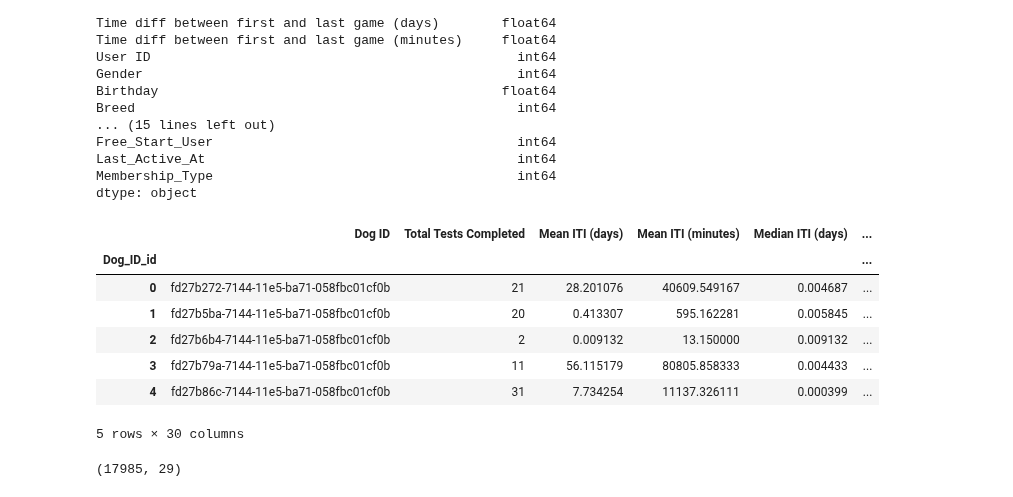
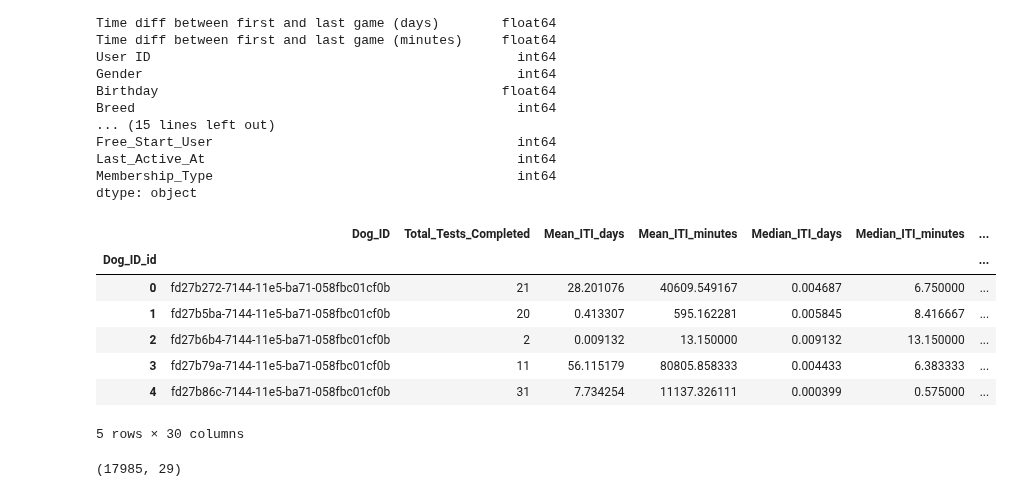
Before and after one commit to arfu2016/dog_id, a Jupyter notebook: 1p3ETL_warehouse.ipynb, the cells around one changed output. Cells and saved outputs as stored; diff of their text form; code cells hidden in the pictures.

```diff
--- a/1p3ETL_warehouse.ipynb
+++ b/1p3ETL_warehouse.ipynb
@@ -134,8 +134,8 @@ print len(the_user_id)
 #print db2.ix(0,:)
 s2 = db2.loc[the_user_index,'Max_Dogs']
 # print s2
-column_dfs = {'User ID':pd.DataFrame({'User ID':the_user_id.values(),\
-                                     'User ID_id':the_user_id.keys(),\
+column_dfs = {'User ID':pd.DataFrame({'User_ID':the_user_id.values(),\
+                                     'User_ID_id':the_user_id.keys(),\
                                      'Max_Dogs':s2})}
 # the_user_id[0]
 # len(the_user_id)
@@ -260,26 +260,26 @@ dtype: object
 # %%
 db3.head()
 db3.columns
 cols = db3.columns.tolist()
 # print len(cols)
-db3.columns = ['Dog ID','Total Tests Completed','Mean ITI (days)','Mean ITI (minutes)',\
-        'Median ITI (days)','Median ITI (minutes)',\
-        'Time diff between first and last game (days)',\
-        'Time diff between first and last game (minutes)','User ID_id','Gender_id','Birthday',\
+db3.columns = ['Dog_ID','Total_Tests_Completed','Mean_ITI_days','Mean_ITI_minutes',\
+        'Median_ITI_days','Median_ITI_minutes',\
+        'Time_diff_between_first_and_last_game_days',\
+        'Time_diff_between_first_and_last_game_minutes','User_ID_id','Gender_id','Birthday',\
         'Breed_id','Breed_Type_id','Breed_Group_id','Weight','Dog_Fixed_id',\
         'DNA_Tested_id','Dimension_id','Sign_in_Count','Max_Dogs','Membership_ID',\
         'Subscribed_id','City_id','State_id','Zip_id','Country_id','Exclude_id',\
         'Free_Start_User_id','Last_Active_At_id','Membership_Type_id']
 
 db3.head()
 # %% [output]
-|  | Dog ID | Total Tests Completed | Mean ITI (days) | Mean ITI (minutes) | Median ITI (days) | ... |
-| Dog_ID_id |  |  |  |  |  | ... |
-| 0 | fd27b272-7144-11e5-ba71-058fbc01cf0b | 21 | 28.201076 | 40609.549167 | 0.004687 | ... |
-| 1 | fd27b5ba-7144-11e5-ba71-058fbc01cf0b | 20 | 0.413307 | 595.162281 | 0.005845 | ... |
-| 2 | fd27b6b4-7144-11e5-ba71-058fbc01cf0b | 2 | 0.009132 | 13.150000 | 0.009132 | ... |
-| 3 | fd27b79a-7144-11e5-ba71-058fbc01cf0b | 11 | 56.115179 | 80805.858333 | 0.004433 | ... |
-| 4 | fd27b86c-7144-11e5-ba71-058fbc01cf0b | 31 | 7.734254 | 11137.326111 | 0.000399 | ... |
+|  | Dog_ID | Total_Tests_Completed | Mean_ITI_days | Mean_ITI_minutes | Median_ITI_days | Median_ITI_minutes | ... |
+| Dog_ID_id |  |  |  |  |  |  | ... |
+| 0 | fd27b272-7144-11e5-ba71-058fbc01cf0b | 21 | 28.201076 | 40609.549167 | 0.004687 | 6.750000 | ... |
+| 1 | fd27b5ba-7144-11e5-ba71-058fbc01cf0b | 20 | 0.413307 | 595.162281 | 0.005845 | 8.416667 | ... |
+| 2 | fd27b6b4-7144-11e5-ba71-058fbc01cf0b | 2 | 0.009132 | 13.150000 | 0.009132 | 13.150000 | ... |
+| 3 | fd27b79a-7144-11e5-ba71-058fbc01cf0b | 11 | 56.115179 | 80805.858333 | 0.004433 | 6.383333 | ... |
+| 4 | fd27b86c-7144-11e5-ba71-058fbc01cf0b | 31 | 7.734254 | 11137.326111 | 0.000399 | 0.575000 | ... |
 5 rows × 30 columns
 # %%
 column_dfs['User ID'].dtypes
```
Also changed, not shown: parts of 4 cells of this notebook, 1 other file.
